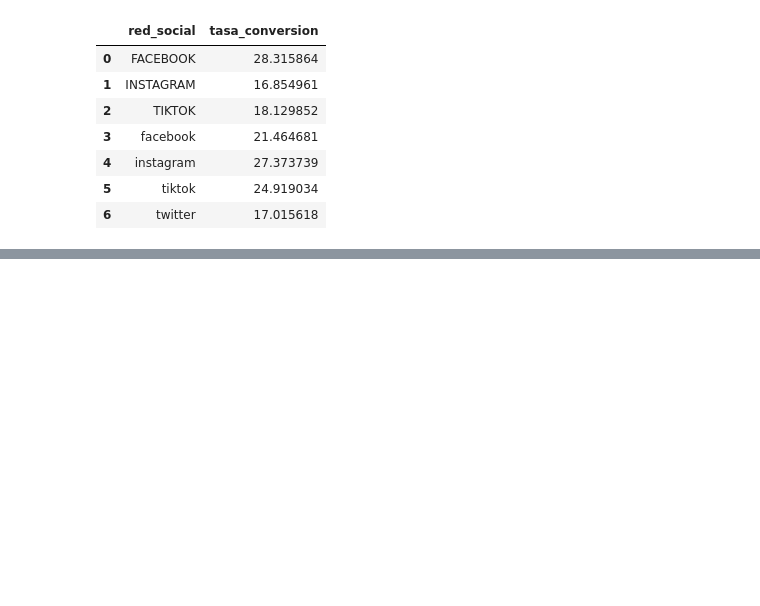
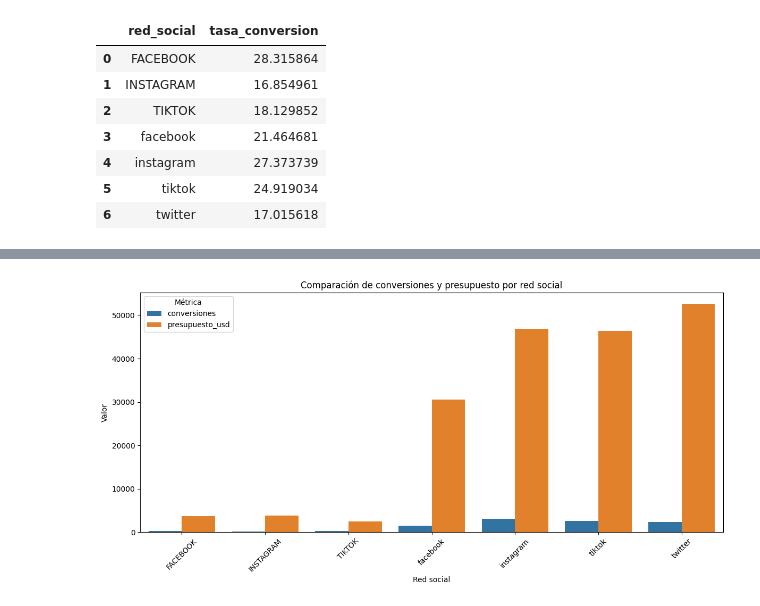
Before and after one commit to fttm-mdz/limpieza_redes, a Jupyter notebook: limpieza.ipynb, the cells around one changed output, grey strips where cells are left out. Drawn from its saved outputs; the diff is of its cells as text; code cells hidden in the pictures; blank space fills up the shorter version.

Commit message:
Actualiza notebook con gráfica de rendimiento

```diff
--- a/limpieza.ipynb
+++ b/limpieza.ipynb
@@ -330,0 +365,4 @@ tasa_red
+# %%
+#Rendimientos
+rendimiento_red = df.groupby("red_social")[["conversiones", "presupuesto_usd"]].sum().reset_index()
+rendimiento_red
@@ -330,0 +378,18 @@ tasa_red
+# %%
+df = pd.DataFrame(rendimiento_red)
+
+plt.figure(figsize=(12,6))
+
+sns.barplot(data=df.melt(id_vars="red_social", value_vars=["conversiones", "presupuesto_usd"]),
+            x="red_social", y="value", hue="variable")
+
+plt.title("Comparación de conversiones y presupuesto por red social")
+plt.ylabel("Valor")
+plt.xlabel("Red social")
+plt.xticks(rotation=45)
+plt.legend(title="Métrica")
+
+plt.tight_layout()
+plt.show()
+# %% [output]
+[figure, added]
```
Also changed, not shown: parts of 7 cells of this notebook.
